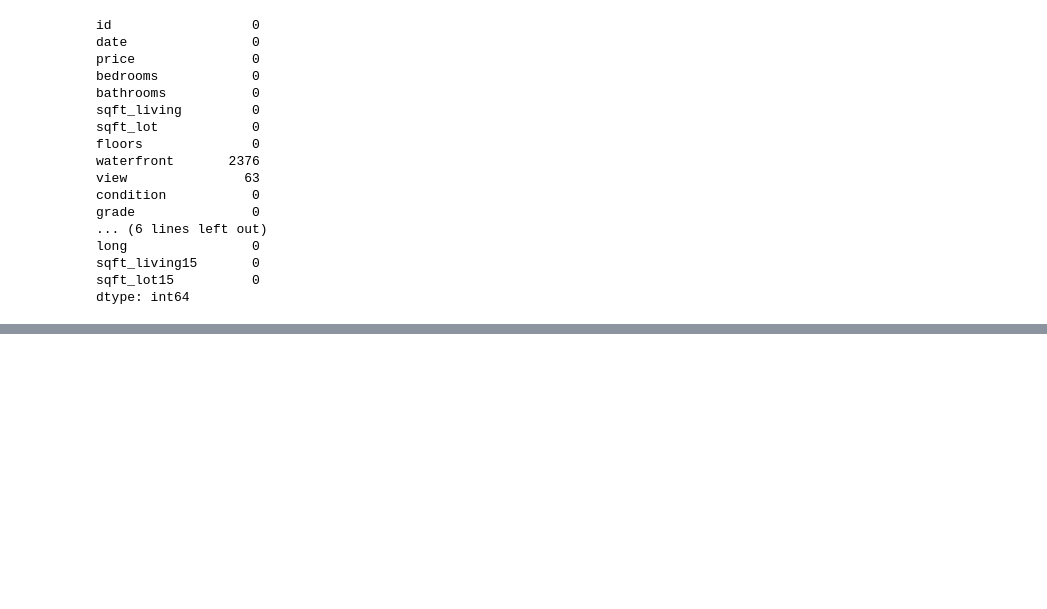
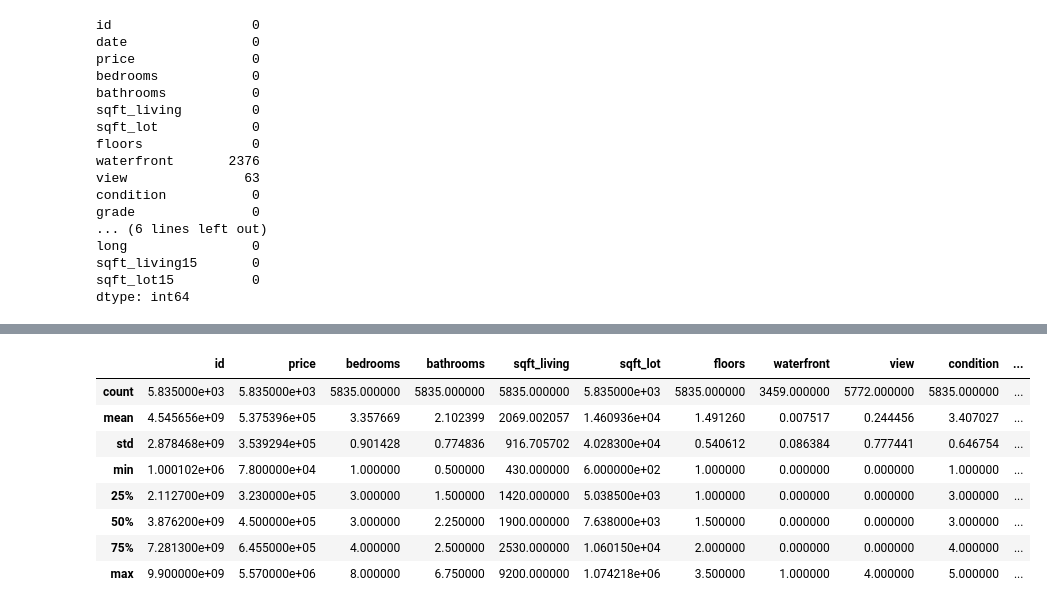
Before and after one commit to lnoblebeeck/dsc-v2-mod1-final-project-online-ds-pt-051319, a Jupyter notebook: student.ipynb, the cells around one changed output, grey strips where cells are left out. Cells and saved outputs as stored; diff of their text form; code cells hidden in the pictures; blank space fills up the shorter version.

```diff
--- a/student.ipynb
+++ b/student.ipynb
@@ -104,0 +187,12 @@ dtype: int64
+# %%
+null_data.describe()
+# %% [output]
+|  | id | price | bedrooms | bathrooms | sqft_living | sqft_lot | floors | waterfront | view | condition | ... |
+| count | 5.835000e+03 | 5.835000e+03 | 5835.000000 | 5835.000000 | 5835.000000 | 5.835000e+03 | 5835.000000 | 3459.000000 | 5772.000000 | 5835.000000 | ... |
+| mean | 4.545656e+09 | 5.375396e+05 | 3.357669 | 2.102399 | 2069.002057 | 1.460936e+04 | 1.491260 | 0.007517 | 0.244456 | 3.407027 | ... |
+| std | 2.878468e+09 | 3.539294e+05 | 0.901428 | 0.774836 | 916.705702 | 4.028300e+04 | 0.540612 | 0.086384 | 0.777441 | 0.646754 | ... |
+| min | 1.000102e+06 | 7.800000e+04 | 1.000000 | 0.500000 | 430.000000 | 6.000000e+02 | 1.000000 | 0.000000 | 0.000000 | 1.000000 | ... |
+| 25% | 2.112700e+09 | 3.230000e+05 | 3.000000 | 1.500000 | 1420.000000 | 5.038500e+03 | 1.000000 | 0.000000 | 0.000000 | 3.000000 | ... |
+| 50% | 3.876200e+09 | 4.500000e+05 | 3.000000 | 2.250000 | 1900.000000 | 7.638000e+03 | 1.500000 | 0.000000 | 0.000000 | 3.000000 | ... |
+| 75% | 7.281300e+09 | 6.455000e+05 | 4.000000 | 2.500000 | 2530.000000 | 1.060150e+04 | 2.000000 | 0.000000 | 0.000000 | 4.000000 | ... |
+| max | 9.900000e+09 | 5.570000e+06 | 8.000000 | 6.750000 | 9200.000000 | 1.074218e+06 | 3.500000 | 1.000000 | 4.000000 | 5.000000 | ... |
```
Also changed, not shown: parts of 7 cells of this notebook.
